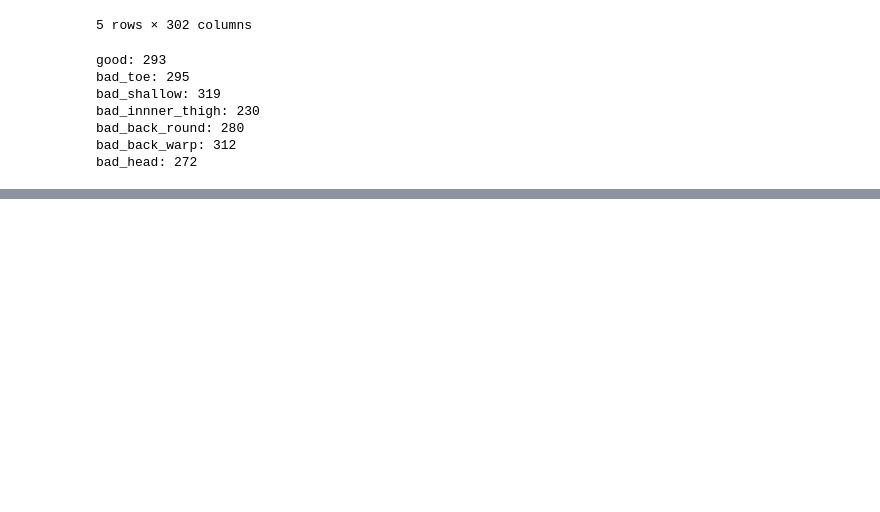
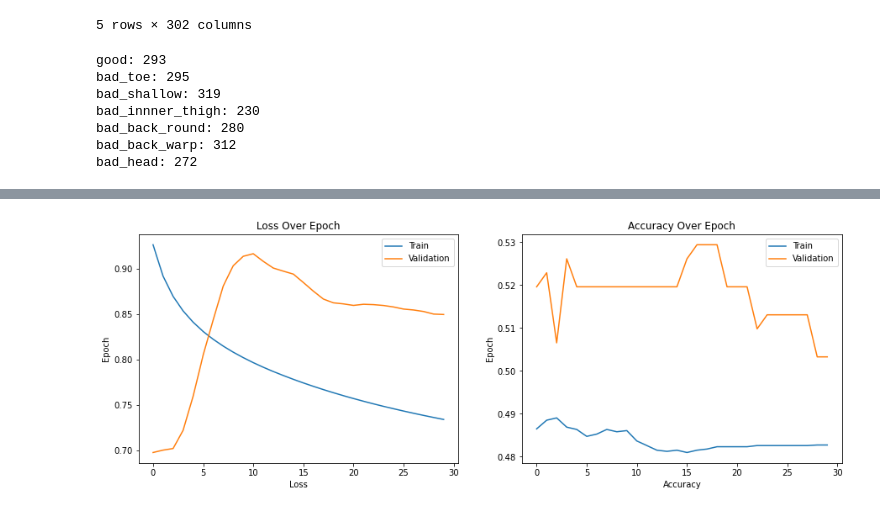
Before and after one commit to marissalee20/squat-analysis, a Jupyter notebook: ogata-model.ipynb, the cells around one changed output, grey strips where cells are left out. Drawn from its saved outputs; the diff is of its cells as text; code cells hidden in the pictures; blank space fills up the shorter version.

```diff
--- a/ogata-model.ipynb
+++ b/ogata-model.ipynb
@@ -132,5 +168,5 @@ bad_head: 272
 # %%
 # one-hot y values # REMEMBER TO ONLY RUN THIS ONCE
-y_train = tf.keras.utils.to_categorical(y_train,num_classes=7)
-y_val = tf.keras.utils.to_categorical(y_val,num_classes=7)
-y_test = tf.keras.utils.to_categorical(y_test,num_classes=7)
+y_train = tf.keras.utils.to_categorical(y_train,num_classes=2)
+y_val = tf.keras.utils.to_categorical(y_val,num_classes=2)
+# y_test = tf.keras.utils.to_categorical(y_test,num_classes=2)
@@ -169,9 +225,9 @@ for i in range(nResLayers):
 # adaptive average pool
 x = tf.keras.layers.GlobalAveragePooling1D()(x)
 x = tf.keras.layers.Reshape((1,256))(x)
-print(x.shape)
-# final conv layer
-model_output = tf.keras.layers.Conv1D(7,1,strides=1)(x)
+# # final conv layer
+# model_output = tf.keras.layers.Conv1D(2,1,strides=1)(x)
+model_output = tf.keras.layers.Dense(2, activation='softmax')(x)
 
 model = tf.keras.Model(model_input, model_output, name="ogata_model")
 model.summary()
@@ -195,7 +251,7 @@ Non-trainable params: 8,704
 __________________________________________________________________________________________________
 # %%
 BATCH_SIZE = 16
-opt = tf.keras.optimizers.Adadelta(learning_rate = 0.1)
+opt = tf.keras.optimizers.Adadelta()
 model.compile(optimizer=opt,loss='categorical_crossentropy',metrics=['accuracy'])
 train_dset = tf.data.Dataset.from_tensor_slices((X_train,y_train)).batch(BATCH_SIZE)
 val_dset = tf.data.Dataset.from_tensor_slices((X_val,y_val)).batch(BATCH_SIZE)
@@ -222,0 +279,25 @@ Epoch 30/30
+# %%
+x = np.arange(len(history.history['accuracy']))
+
+plt.figure(figsize=(15, 5))
+
+plt.subplot(1, 2, 1)
+plt.plot(history.history['loss'], label="Train")
+plt.plot(history.history['val_loss'], label="Validation")
+plt.title("Loss Over Epoch")
+plt.xlabel("Loss")
+plt.ylabel("Epoch")
+plt.legend()
+
+plt.subplot(1, 2, 2)
+plt.plot(history.history['accuracy'], label="Train")
+plt.plot(history.history['val_accuracy'], label="Validation")
+plt.title("Accuracy Over Epoch")
+plt.xlabel("Accuracy")
+plt.ylabel("Epoch")
+plt.legend()
+plt.show()
+
+plt.close()
+# %% [output]
+[figure, added]
```
Also changed, not shown: parts of 5 cells of this notebook.
